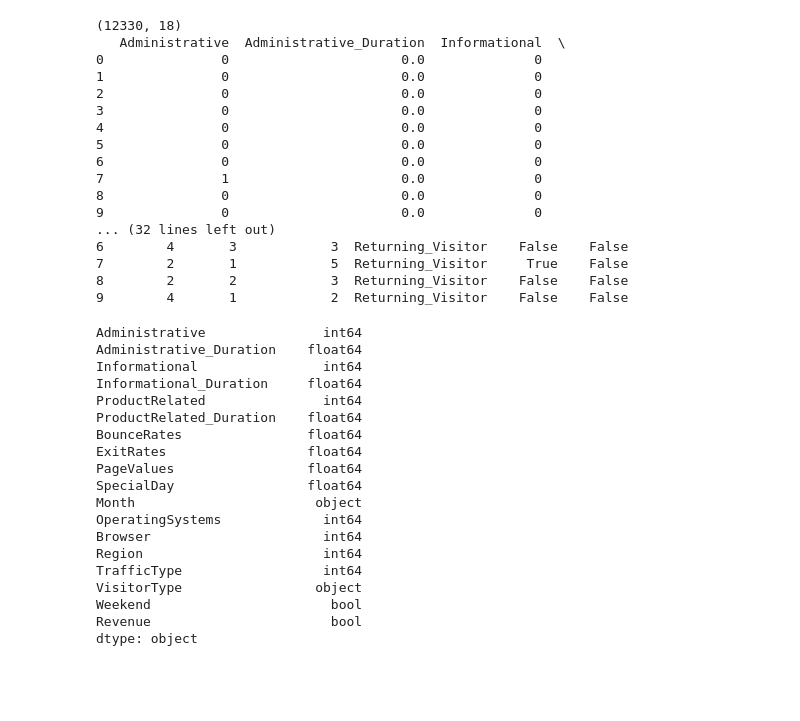
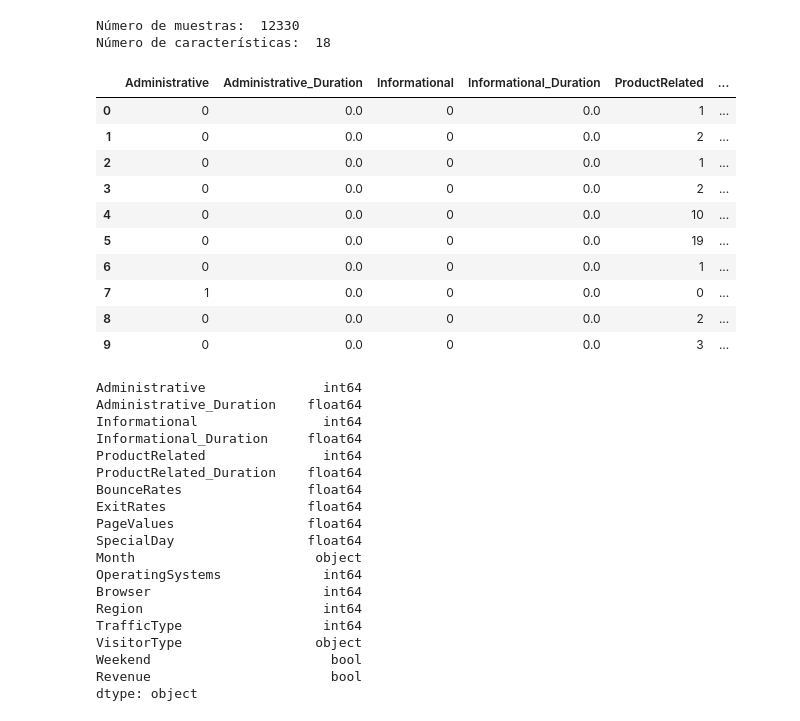
Before and after one commit to lkarol00/simulacion, a Jupyter notebook: Proyecto Semestre.ipynb, the cells around one changed output. Saved outputs shown, nothing was run; the diff lists cells and outputs as text; code cells hidden in the pictures; blank space fills up the shorter version.

```diff
--- a/Proyecto Semestre.ipynb
+++ b/Proyecto Semestre.ipynb
@@ -5,26 +7,25 @@ import pandas
 filename = 'online_shoppers_intention.csv'
 data = pandas.read_csv(filename, header=0)
 
-print(data.shape)
-print (data.head(10))
+print("Número de muestras: ", data.shape[0])
+print("Número de características: ", data.shape[1])
 # %% [output]
-(12330, 18)
-   Administrative  Administrative_Duration  Informational  \
-0               0                      0.0              0
-1               0                      0.0              0
-2               0                      0.0              0
-3               0                      0.0              0
-4               0                      0.0              0
-5               0                      0.0              0
-6               0                      0.0              0
-7               1                      0.0              0
-8               0                      0.0              0
-9               0                      0.0              0
-... (32 lines left out)
-6        4       3            3  Returning_Visitor    False    False
-7        2       1            5  Returning_Visitor     True    False
-8        2       2            3  Returning_Visitor    False    False
-9        4       1            2  Returning_Visitor    False    False
+Número de muestras:  12330
+Número de características:  18
+# %%
+data.head(10)
+# %% [output]
+|  | Administrative | Administrative_Duration | Informational | Informational_Duration | ProductRelated | ... |
+| 0 | 0 | 0.0 | 0 | 0.0 | 1 | ... |
+| 1 | 0 | 0.0 | 0 | 0.0 | 2 | ... |
+| 2 | 0 | 0.0 | 0 | 0.0 | 1 | ... |
+| 3 | 0 | 0.0 | 0 | 0.0 | 2 | ... |
+| 4 | 0 | 0.0 | 0 | 0.0 | 10 | ... |
+| 5 | 0 | 0.0 | 0 | 0.0 | 19 | ... |
+| 6 | 0 | 0.0 | 0 | 0.0 | 1 | ... |
+| 7 | 1 | 0.0 | 0 | 0.0 | 0 | ... |
+| 8 | 0 | 0.0 | 0 | 0.0 | 2 | ... |
+| 9 | 0 | 0.0 | 0 | 0.0 | 3 | ... |
 # %%
 data.dtypes
 # %% [output]
```
Also changed, not shown: parts of 22 cells of this notebook.
